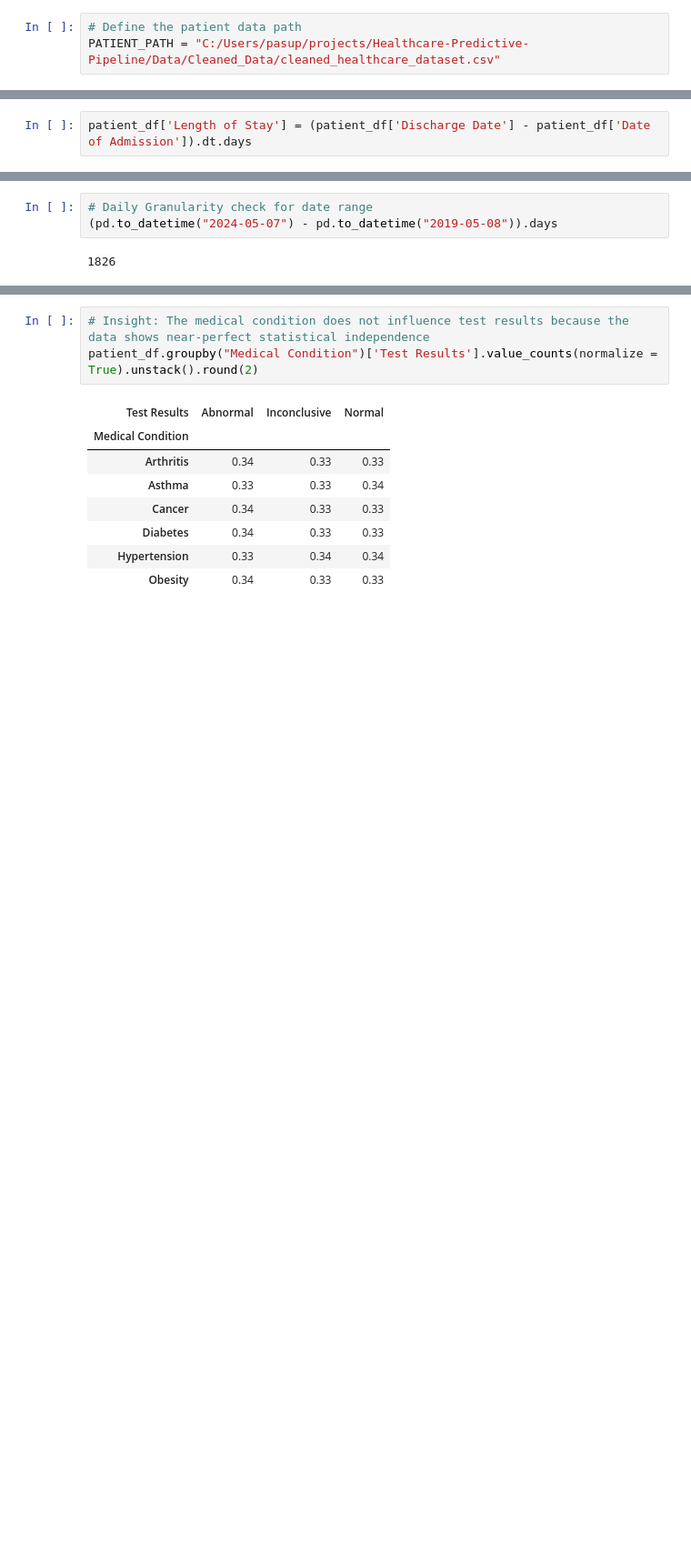
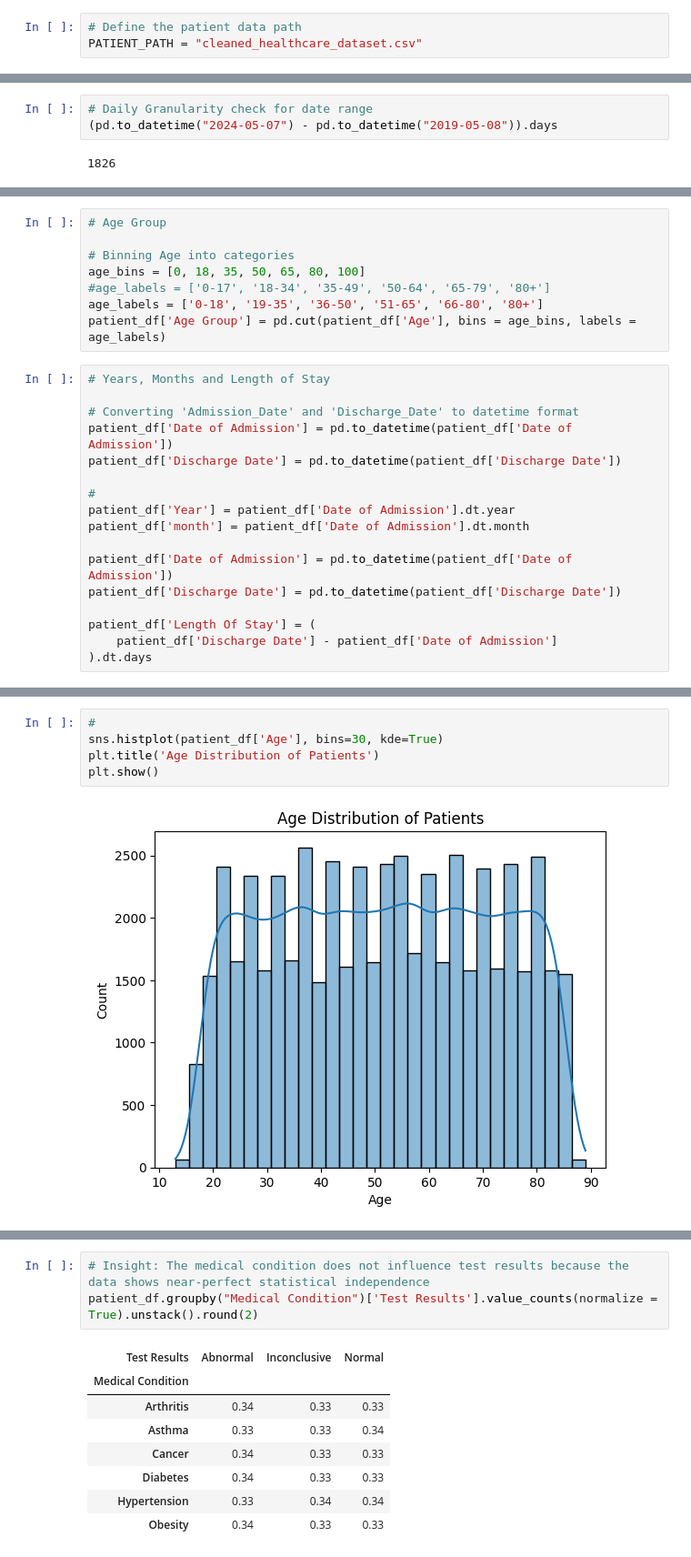
Before and after one commit to itzsnowflakethisyear-byte/Minimizing-Clinical-Alert-Fatigue-A-Calibrated-MLOps-Pipeline-for-Diagnostic-Prediction, a Jupyter notebook: Notebooks/02_eda_and_visualisation.ipynb, the cells around one changed output, grey strips where cells are left out. Shown at 91% size. Cells and saved outputs as stored; diff of their text form; blank space fills up the shorter version.

```diff
--- a/Notebooks/02_eda_and_visualisation.ipynb
+++ b/Notebooks/02_eda_and_visualisation.ipynb
@@ -30,4 +32,4 @@ import numpy as np
 # %%
 # Define the patient data path
-PATIENT_PATH = "C:/Users/pasup/projects/Healthcare-Predictive-Pipeline/Data/Cleaned_Data/cleaned_healthcare_dataset.csv"
+PATIENT_PATH = "cleaned_healthcare_dataset.csv"
 # %%
@@ -95,3 +38 @@ patient_df['Discharge Date'] = pd.to_datetime(patient_df['Discharge Date'])
-# %%
-patient_df['Length of Stay'] = (patient_df['Discharge Date'] - patient_df['Date of Admission']).dt.days
 # %%
@@ -124,0 +50,25 @@ print(patient_df["Date of Admission"].sort_values(ascending=True).nunique())
+# %%
+# Age Group
+
+# Binning Age into categories
+age_bins = [0, 18, 35, 50, 65, 80, 100]
+#age_labels = ['0-17', '18-34', '35-49', '50-64', '65-79', '80+']
+age_labels = ['0-18', '19-35', '36-50', '51-65', '66-80', '80+']
+patient_df['Age Group'] = pd.cut(patient_df['Age'], bins = age_bins, labels = age_labels)
+# %%
+# Years, Months and Length of Stay
+
+# Converting 'Admission_Date' and 'Discharge_Date' to datetime format
+patient_df['Date of Admission'] = pd.to_datetime(patient_df['Date of Admission'])
+patient_df['Discharge Date'] = pd.to_datetime(patient_df['Discharge Date'])
+
+#
+patient_df['Year'] = patient_df['Date of Admission'].dt.year
+patient_df['month'] = patient_df['Date of Admission'].dt.month
+
+patient_df['Date of Admission'] = pd.to_datetime(patient_df['Date of Admission'])
+patient_df['Discharge Date'] = pd.to_datetime(patient_df['Discharge Date'])
+
+patient_df['Length Of Stay'] = (
+    patient_df['Discharge Date'] - patient_df['Date of Admission']
+).dt.days
@@ -124,0 +93,7 @@ print(patient_df["Date of Admission"].sort_values(ascending=True).nunique())
+# %%
+#
+sns.histplot(patient_df['Age'], bins=30, kde=True)
+plt.title('Age Distribution of Patients')
+plt.show()
+# %% [output]
+[figure, added]
```
Also changed, not shown: parts of 120 cells of this notebook.
